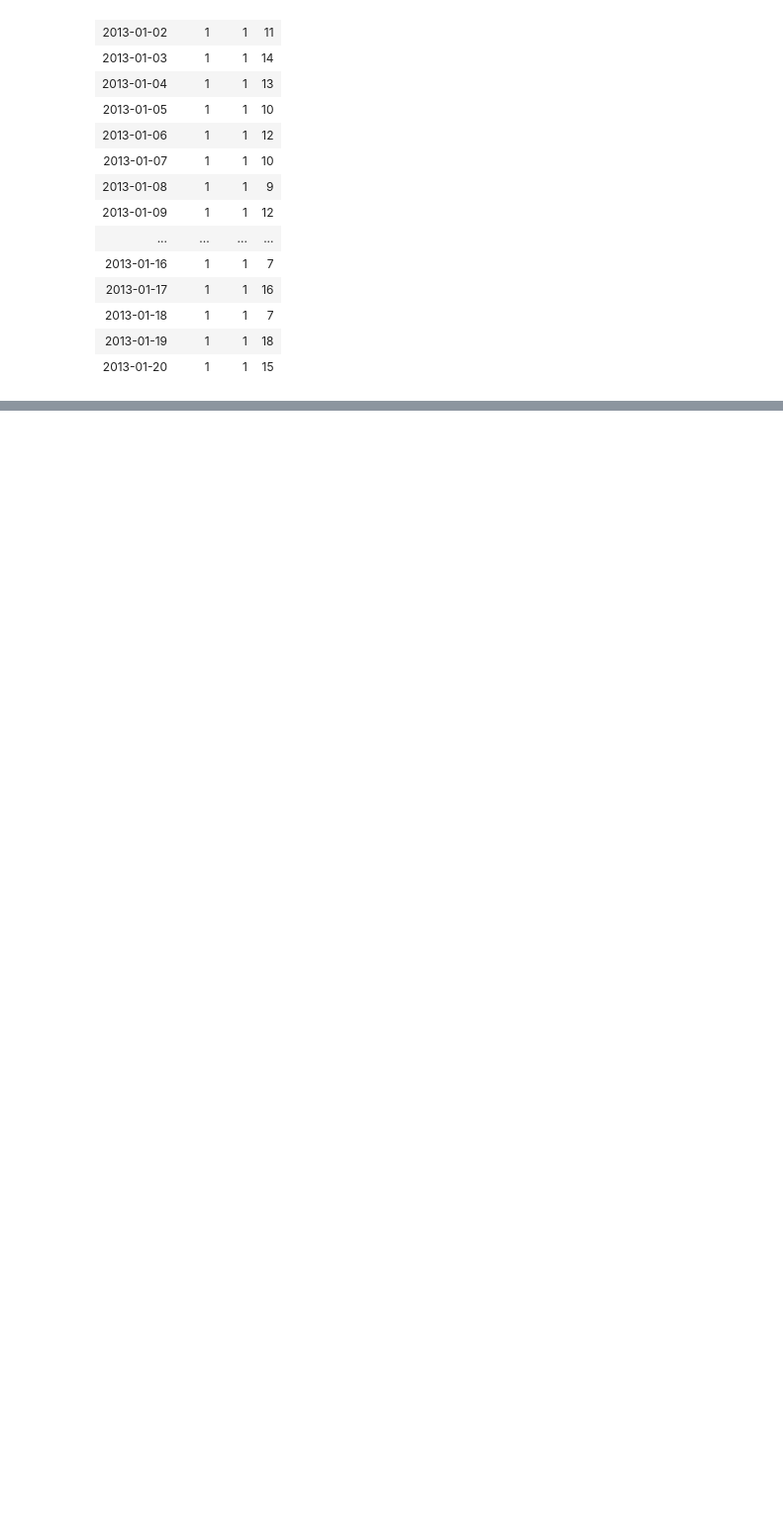
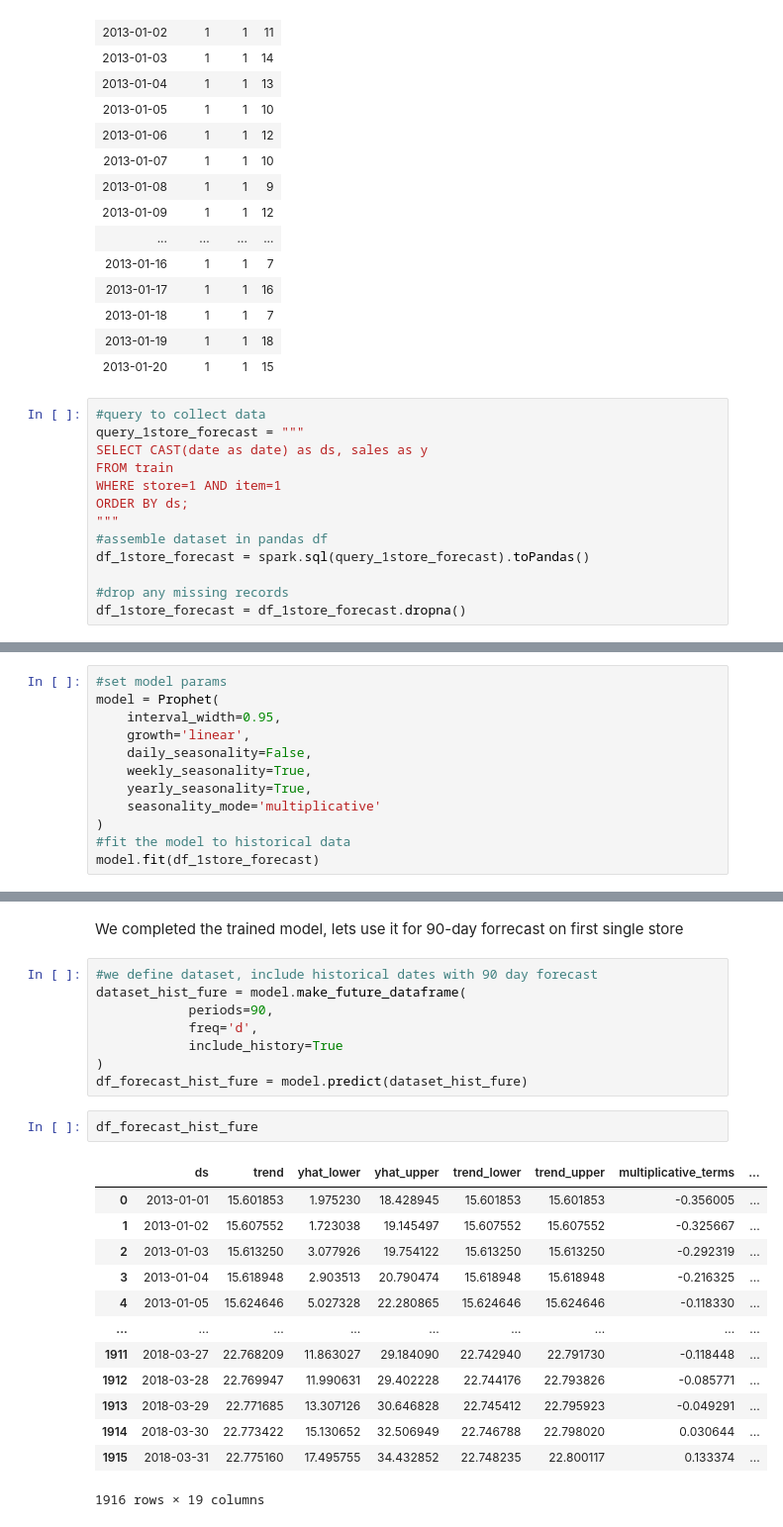
Before and after one commit to FelixQLe/Fine_Grained_Time_Serries_Forecasting_Leverage_Apache_Spark_FBProphet, a Jupyter notebook: Fine_Grained_Time_Serries_Forecasting_Leverage_Apache_Spark_FBProphet.ipynb, the cells around one changed output, grey strips where cells are left out. Shown at 99% size. Drawn from its saved outputs; the diff is of its cells as text; blank space fills up the shorter version.

Commit message:
Building single forecast with FBProphet

```diff
--- a/Fine_Grained_Time_Serries_Forecasting_Leverage_Apache_Spark_FBProphet.ipynb
+++ b/Fine_Grained_Time_Serries_Forecasting_Leverage_Apache_Spark_FBProphet.ipynb
@@ -386,3 +388,16 @@ only showing top 20 row(s)
 | 2013-01-18 | 1 | 1 | 7 |
 | 2013-01-19 | 1 | 1 | 18 |
 | 2013-01-20 | 1 | 1 | 15 |
+# %%
+#query to collect data
+query_1store_forecast = """
+SELECT CAST(date as date) as ds, sales as y
+FROM train
+WHERE store=1 AND item=1
+ORDER BY ds;
+"""
+#assemble dataset in pandas df
+df_1store_forecast = spark.sql(query_1store_forecast).toPandas()
+
+#drop any missing records
+df_1store_forecast = df_1store_forecast.dropna()
@@ -388,0 +426,12 @@ only showing top 20 row(s)
+# %%
+#set model params
+model = Prophet(
+    interval_width=0.95,
+    growth='linear',
+    daily_seasonality=False,
+    weekly_seasonality=True,
+    yearly_seasonality=True,
+    seasonality_mode='multiplicative'
+)
+#fit the model to historical data
+model.fit(df_1store_forecast)
@@ -388,0 +452,26 @@ only showing top 20 row(s)
+# %% [markdown]
+We completed the trained model, lets use it for 90-day forrecast on first single store
+# %%
+#we define dataset, include historical dates with 90 day forecast
+dataset_hist_fure = model.make_future_dataframe(
+            periods=90,
+            freq='d',
+            include_history=True
+)
+df_forecast_hist_fure = model.predict(dataset_hist_fure)
+# %%
+df_forecast_hist_fure
+# %% [output]
+|  | ds | trend | yhat_lower | yhat_upper | trend_lower | trend_upper | multiplicative_terms | ... |
+| 0 | 2013-01-01 | 15.601853 | 1.975230 | 18.428945 | 15.601853 | 15.601853 | -0.356005 | ... |
+| 1 | 2013-01-02 | 15.607552 | 1.723038 | 19.145497 | 15.607552 | 15.607552 | -0.325667 | ... |
+| 2 | 2013-01-03 | 15.613250 | 3.077926 | 19.754122 | 15.613250 | 15.613250 | -0.292319 | ... |
+| 3 | 2013-01-04 | 15.618948 | 2.903513 | 20.790474 | 15.618948 | 15.618948 | -0.216325 | ... |
+| 4 | 2013-01-05 | 15.624646 | 5.027328 | 22.280865 | 15.624646 | 15.624646 | -0.118330 | ... |
+| ... | ... | ... | ... | ... | ... | ... | ... | ... |
+| 1911 | 2018-03-27 | 22.768209 | 11.863027 | 29.184090 | 22.742940 | 22.791730 | -0.118448 | ... |
+| 1912 | 2018-03-28 | 22.769947 | 11.990631 | 29.402228 | 22.744176 | 22.793826 | -0.085771 | ... |
+| 1913 | 2018-03-29 | 22.771685 | 13.307126 | 30.646828 | 22.745412 | 22.795923 | -0.049291 | ... |
+| 1914 | 2018-03-30 | 22.773422 | 15.130652 | 32.506949 | 22.746788 | 22.798020 | 0.030644 | ... |
+| 1915 | 2018-03-31 | 22.775160 | 17.495755 | 34.432852 | 22.748235 | 22.800117 | 0.133374 | ... |
+1916 rows × 19 columns
```
Also changed, not shown: parts of 10 cells of this notebook.
